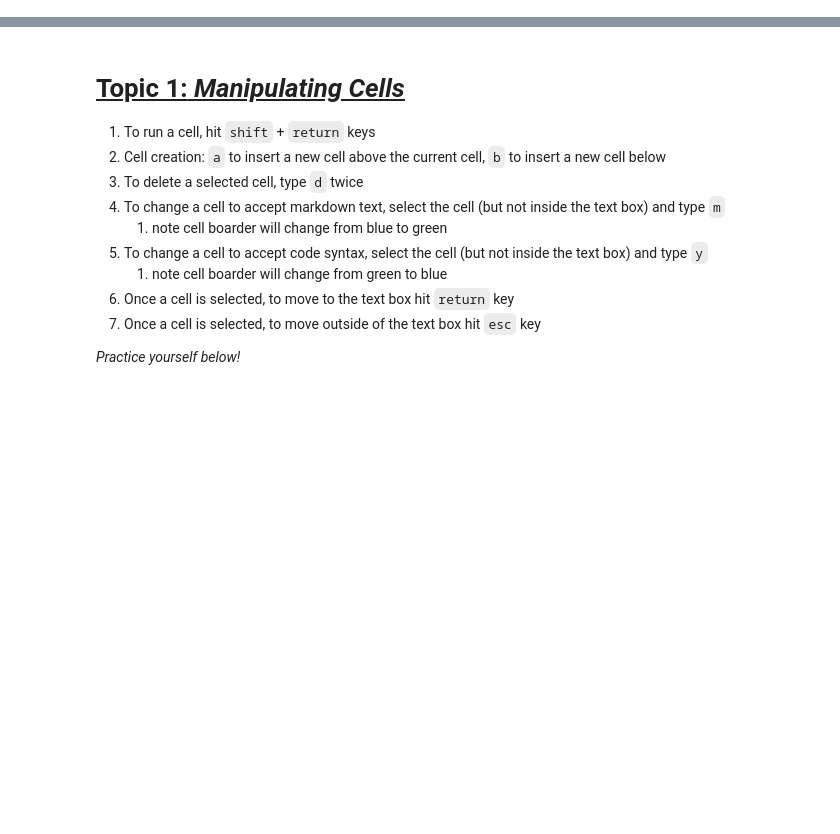
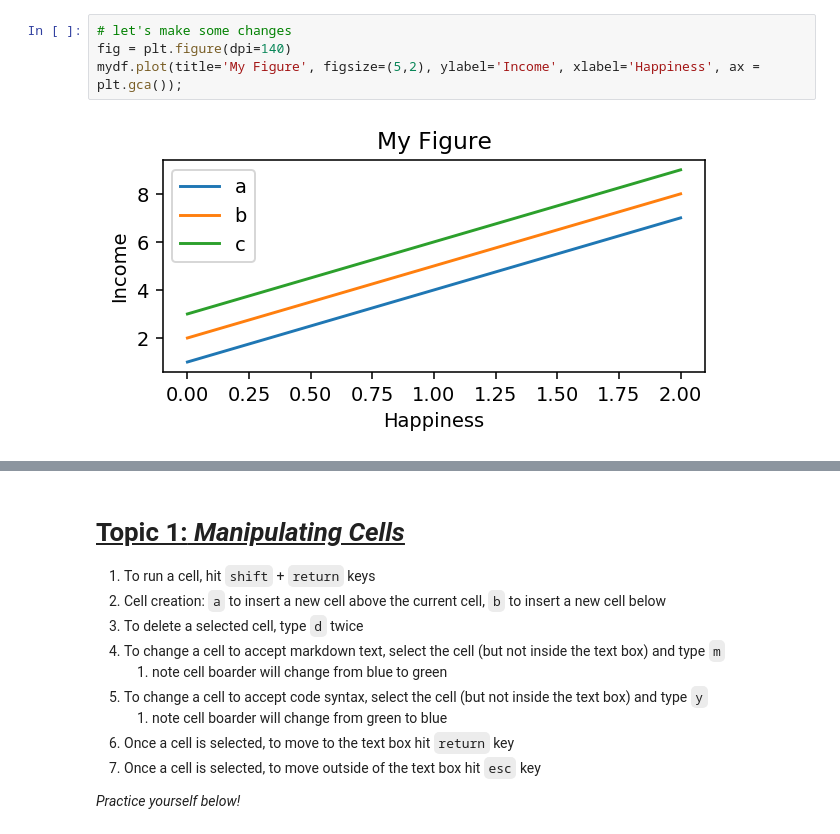
Before and after one commit to deerow22/drafts, a Jupyter notebook: Tips-N-Tricks.ipynb, the cells around one changed output, grey strips where cells are left out. Cells and saved outputs as stored; diff of their text form; blank space fills up the shorter version.

```diff
--- a/Tips-N-Tricks.ipynb
+++ b/Tips-N-Tricks.ipynb
@@ -6,0 +33,6 @@
+# %%
+# let's make some changes
+fig = plt.figure(dpi=140)
+mydf.plot(title='My Figure', figsize=(5,2), ylabel='Income', xlabel='Happiness', ax = plt.gca());
+# %% [output]
+[figure, added]
```
Also changed, not shown: parts of 10 cells of this notebook.
